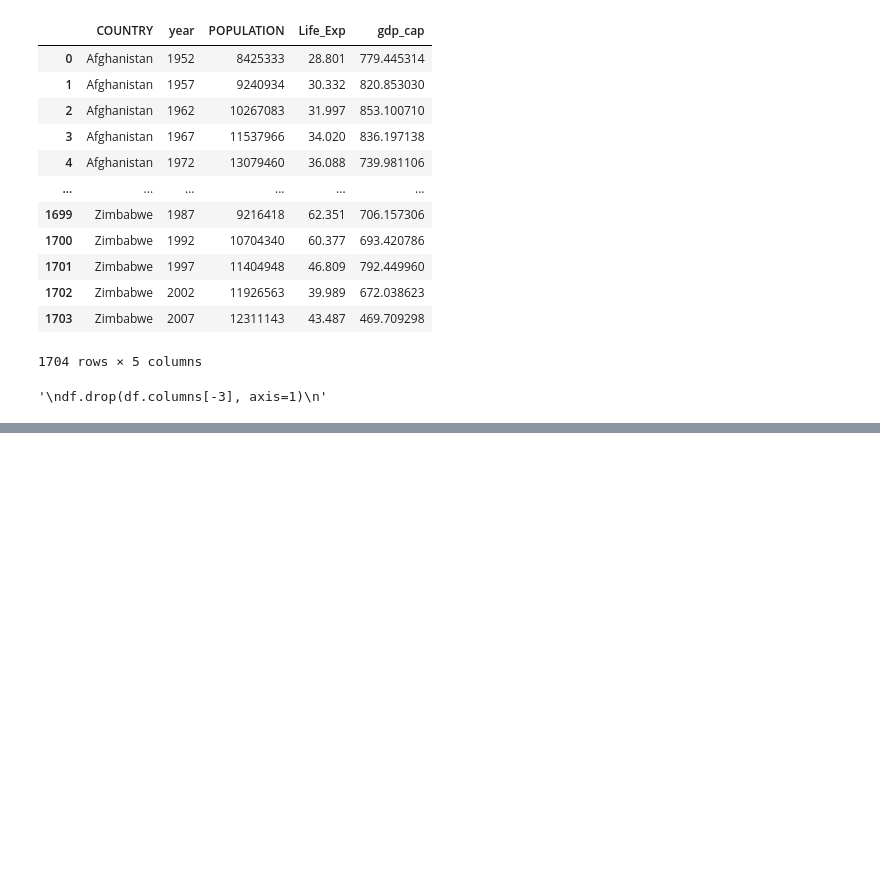
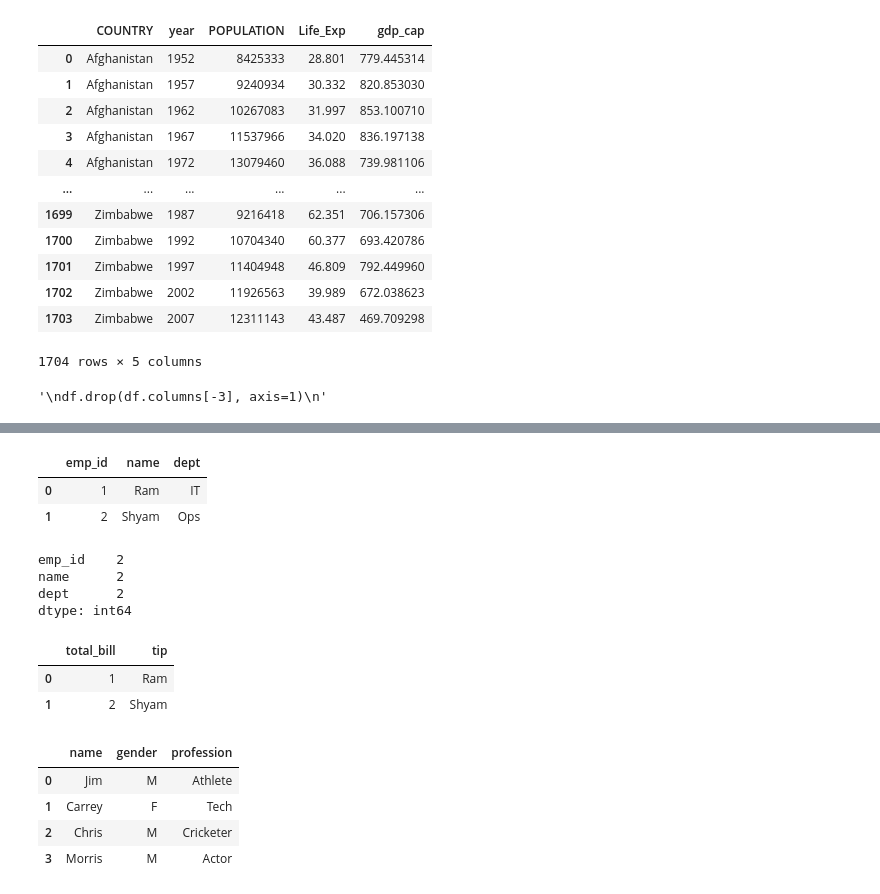
Before and after one commit to arnavxyz/scaler_pandas, a Jupyter notebook: Pandas_1.ipynb, the cells around one changed output, grey strips where cells are left out. Drawn from its saved outputs; the diff is of its cells as text; code cells hidden in the pictures; blank space fills up the shorter version.

```diff
--- a/Pandas_1.ipynb
+++ b/Pandas_1.ipynb
@@ -364,0 +388,11 @@ df.drop(df.columns[-3], axis=1)
+# %%
+#option d
+
+df = pd.DataFrame({'emp_id':[1, 2], 'name': ['Ram', 'Shyam'], 'dept':['IT', 'Ops']})
+df.head()
+
+#Ans: option b, d
+# %% [output]
+|  | emp_id | name | dept |
+| 0 | 1 | Ram | IT |
+| 1 | 2 | Shyam | Ops |
@@ -364,0 +416,65 @@ df.drop(df.columns[-3], axis=1)
+# %%
+'''
+Q3. Be unique
+
+Which of the following statements are true?
+
+a. .unique() method returns unique values in a Series.
+
+b. .unique(), when applied on a dataframe returns unique values for each column.
+
+c. .nunique() method returns the count of unique elements in a Series.
+
+d. .nunique(), when applied on a dataframe returns the number of unique elements for each column.
+
+'''
+
+#Ans: a, c, d
+# %% [output]
+emp_id    2
+name      2
+dept      2
+dtype: int64
+# %%
+'''
+Q4. Data Extraction
+
+Given the following data frame "df", which of the following command(s) is/are the correct way to extract the mentioned columns in the order: time, total_bill, tip?
+
+a. pd.DataFrame(df, columns=['time', 'total_bill', 'tip'])
+
+b. df[['time', 'total_bill', 'tip']]
+
+c. df.loc[:, ['time', 'total_bill', 'tip']]
+
+d. df.iloc[:,0:2]
+'''
+
+# Ans: a, b, c
+# %% [output]
+|  | total_bill | tip |
+| 0 | 1 | Ram |
+| 1 | 2 | Shyam |
+# %%
+''''
+Q5. loc and iloc
+
+From the above-given information, mark the option which is true regarding the following statements.
+
+1. For line a, the output is the first two rows with the three columns ["Name", "Gender", "Profession"].
+
+2. For line a, the output is the first two rows with the two columns ["Name", "Gender"].
+
+3. For line b, the output is the row with labels 0, 1, and 2 with the columns ["Name", "Gender", "Profession"].
+
+4. For line b, TypeError will be generated.
+'''
+
+df = pd.DataFrame({'name': ['Jim', 'Carrey', 'Chris', 'Morris'], 'gender':['M', 'F', 'M', 'M'], 'profession':['Athlete', 'Tech', 'Cricketer', 'Actor']})
+df.head()
+# %% [output]
+|  | name | gender | profession |
+| 0 | Jim | M | Athlete |
+| 1 | Carrey | F | Tech |
+| 2 | Chris | M | Cricketer |
+| 3 | Morris | M | Actor |
```
Also changed, not shown: parts of 8 cells of this notebook.
